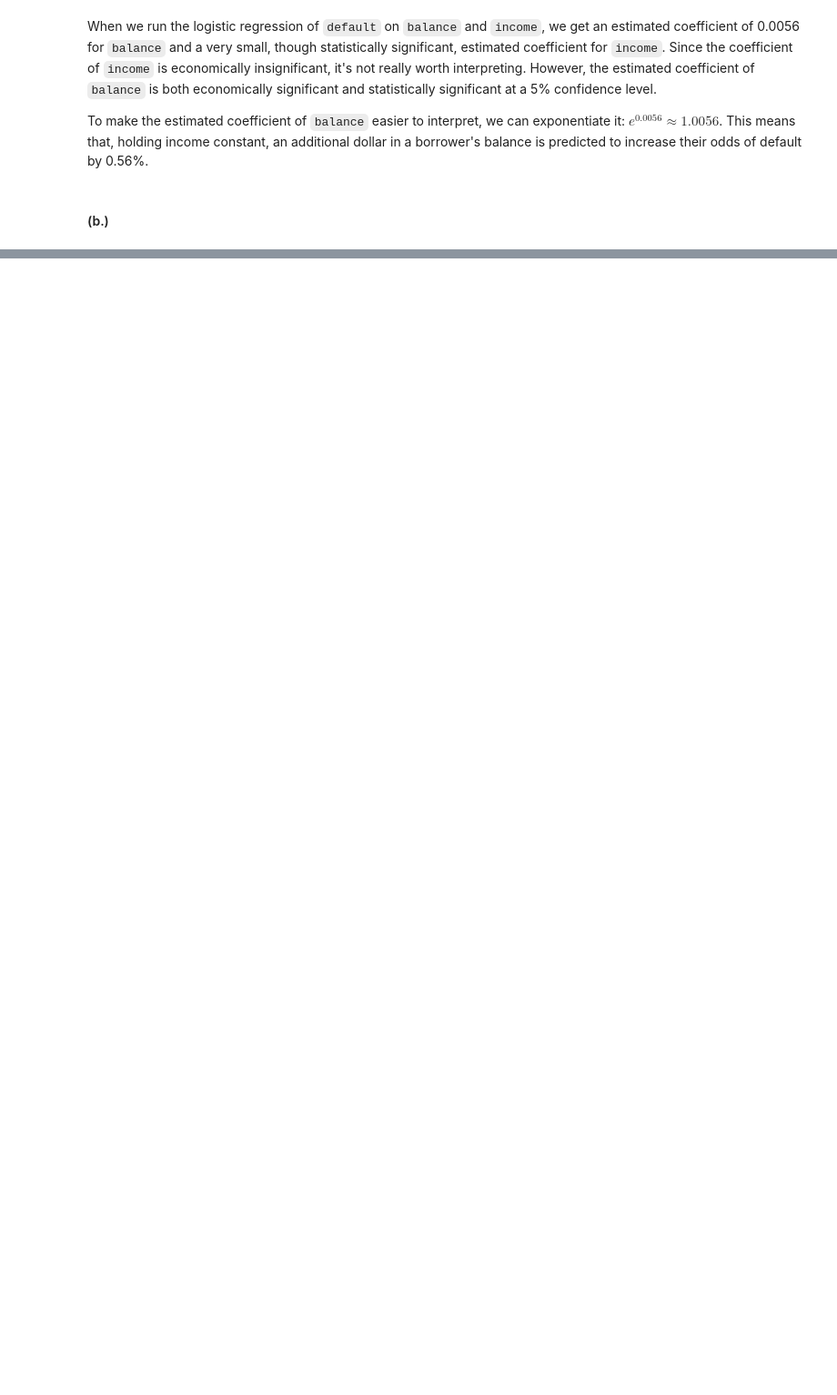
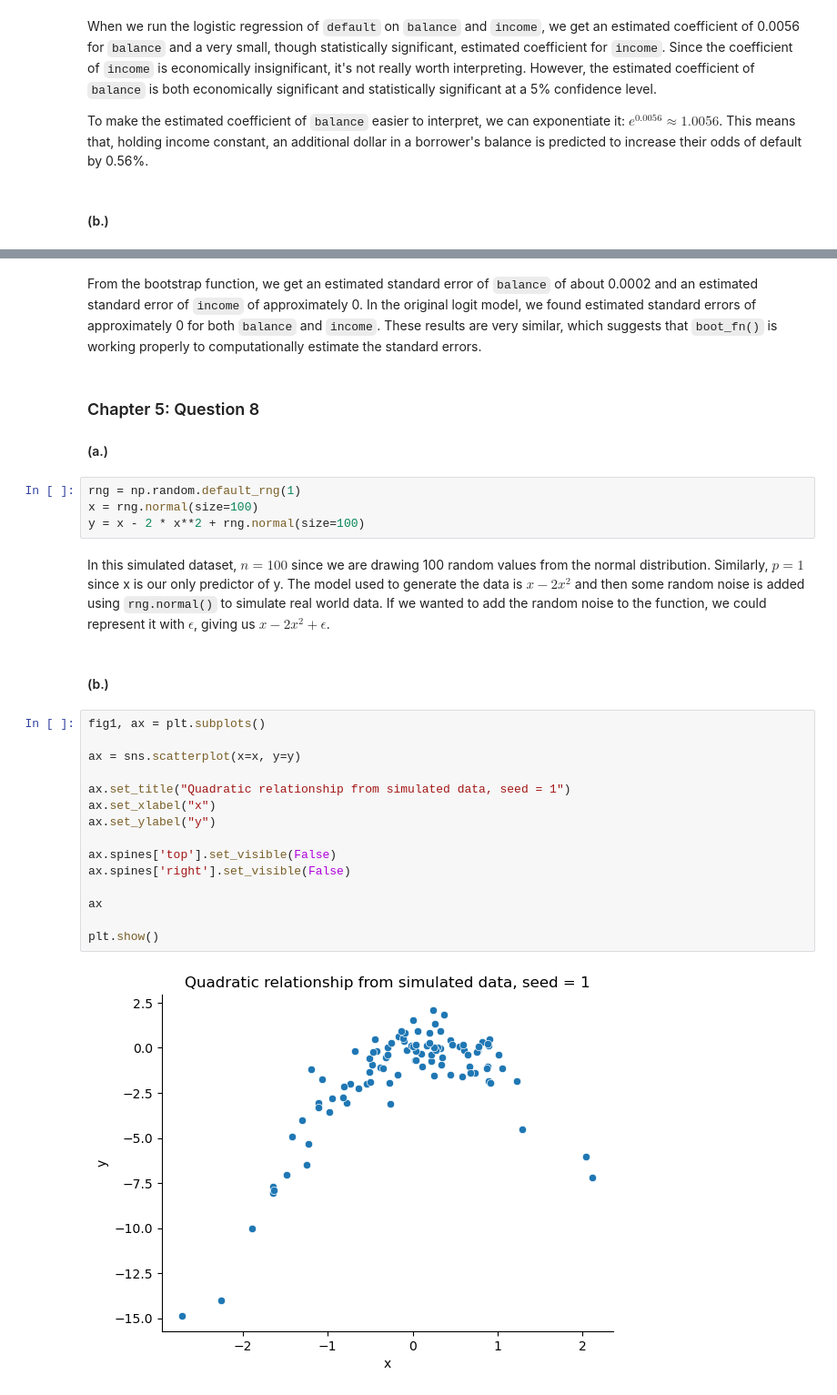
Before and after one commit to rjcampo/Machine-Learning, a Jupyter notebook: Problem Set 3/pset3.ipynb, the cells around one changed output, grey strips where cells are left out. Shown at 91% size. Saved outputs shown, nothing was run; the diff lists cells and outputs as text; blank space fills up the shorter version.

```diff
--- a/Problem Set 3/pset3.ipynb
+++ b/Problem Set 3/pset3.ipynb
@@ -59,0 +123,30 @@ To make the estimated coefficient of `balance` easier to interpret, we can expon
+# %% [markdown]
+From the bootstrap function, we get an estimated standard error of `balance` of about 0.0002 and an estimated standard error of `income` of approximately 0. In the original logit model, we found estimated standard errors of approximately 0 for both `balance` and `income`. These results are very similar, which suggests that `boot_fn()` is working properly to computationally estimate the standard errors.
+# %% [markdown]
+### Chapter 5: Question 8
+#### (a.)
+# %%
+rng = np.random.default_rng(1)
+x = rng.normal(size=100)
+y = x - 2 * x**2 + rng.normal(size=100)
+# %% [markdown]
+In this simulated dataset, $n = 100$ since we are drawing 100 random values from the normal distribution. Similarly, $p = 1$ since x is our only predictor of y. The model used to generate the data is $x - 2x^2$ and then some random noise is added using `rng.normal()` to simulate real world data. If we wanted to add the random noise to the function, we could represent it with $\epsilon$, giving us $x - 2x^2 + \epsilon$.
+# %% [markdown]
+#### (b.)
+# %%
+fig1, ax = plt.subplots()
+
+ax = sns.scatterplot(x=x, y=y)
+
+ax.set_title("Quadratic relationship from simulated data, seed = 1")
+ax.set_xlabel("x")
+ax.set_ylabel("y")
+
+ax.spines['top'].set_visible(False)
+ax.spines['right'].set_visible(False)
+
+ax
+
+plt.show()
+# %% [output]
+[figure, added]
```
Also changed, not shown: parts of 29 cells of this notebook, 7 other files.
